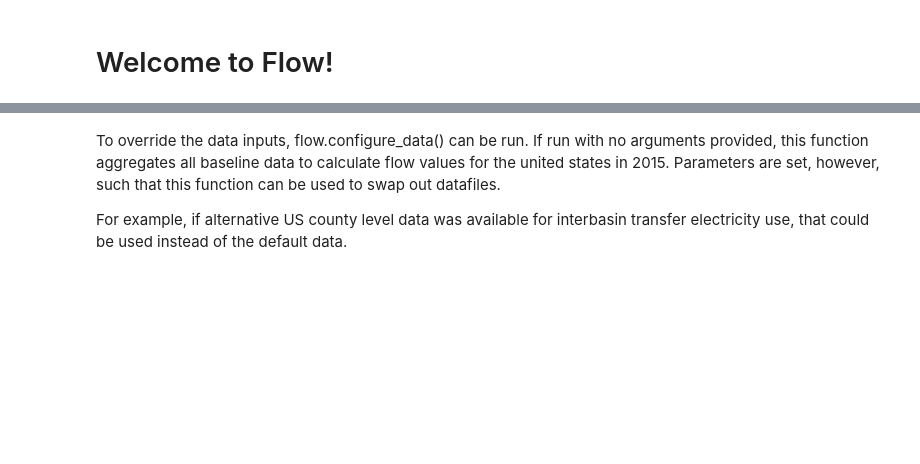
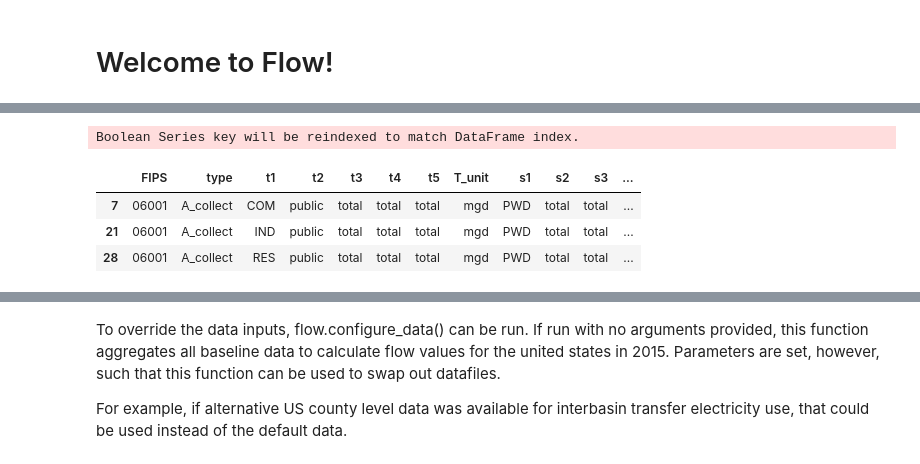
Before and after one commit to pnnl/interflow, a Jupyter notebook: flow_notebook.ipynb, the cells around one changed output, grey strips where cells are left out. Saved outputs shown, nothing was run; the diff lists cells and outputs as text; code cells hidden in the pictures; blank space fills up the shorter version.

```diff
--- a/flow_notebook.ipynb
+++ b/flow_notebook.ipynb
@@ -32,0 +36,8 @@ df
+# %%
+data[data.FIPS == '06001'][data.s1 == 'PWD']
+# %% [output]
+Boolean Series key will be reindexed to match DataFrame index.
+|  | FIPS | type | t1 | t2 | t3 | t4 | t5 | T_unit | s1 | s2 | s3 | ... |
+| 7 | 06001 | A_collect | COM | public | total | total | total | mgd | PWD | total | total | ... |
+| 21 | 06001 | A_collect | IND | public | total | total | total | mgd | PWD | total | total | ... |
+| 28 | 06001 | A_collect | RES | public | total | total | total | mgd | PWD | total | total | ... |
```
Also changed, not shown: parts of 5 cells of this notebook, 4 other files.
